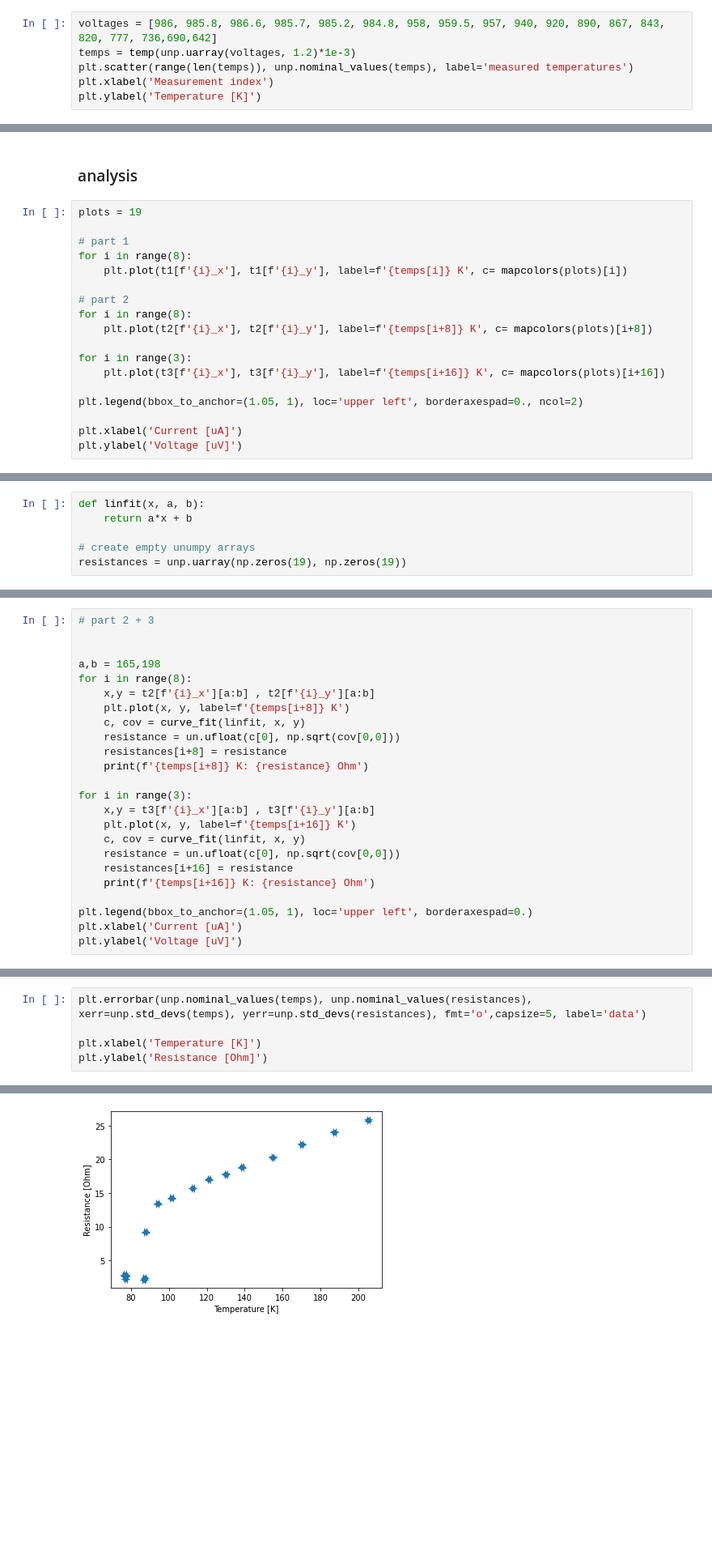
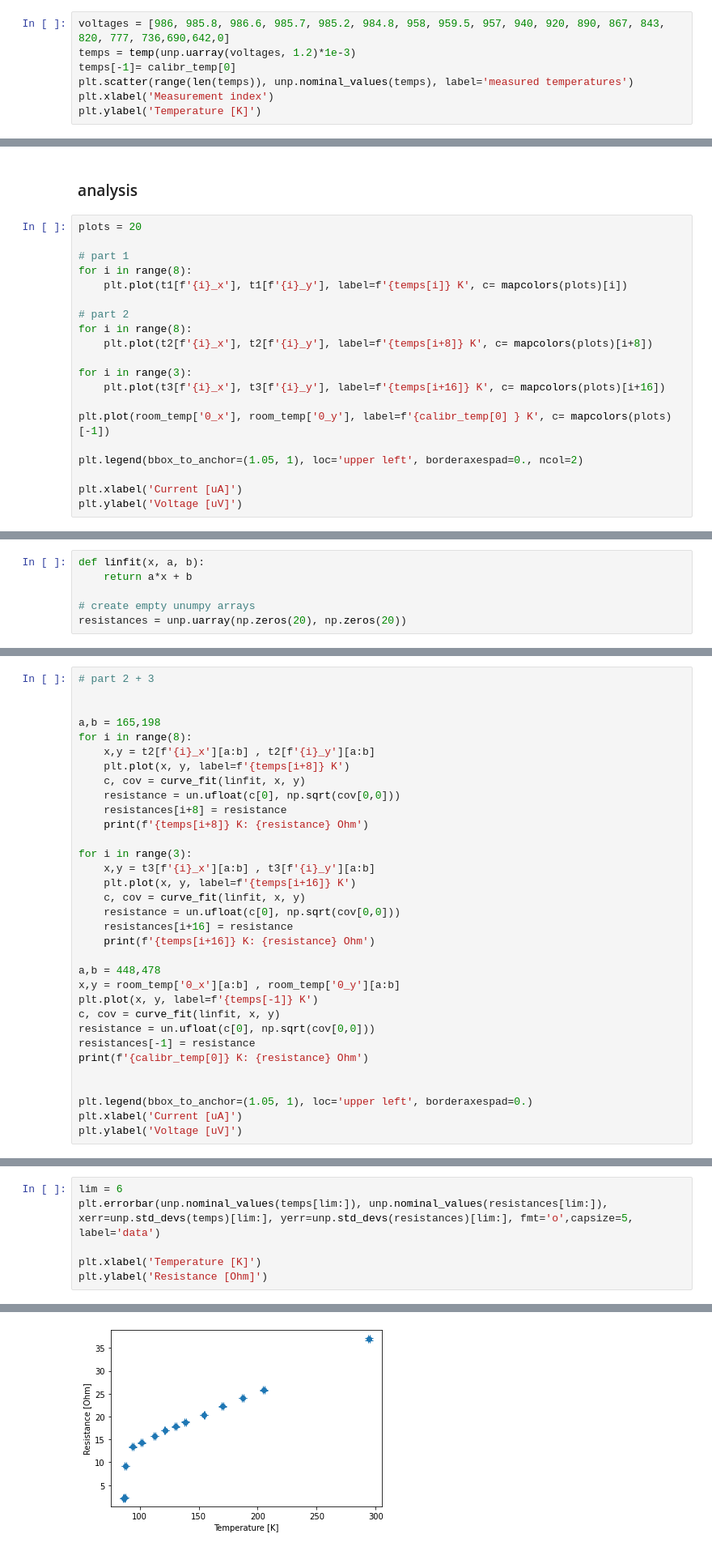
Before and after one commit to emhl/FP1, a Jupyter notebook: SQUID.ipynb, the cells around one changed output, grey strips where cells are left out. Shown at 81% size. Saved outputs shown, nothing was run; the diff lists cells and outputs as text; blank space fills up the shorter version.

```diff
--- a/SQUID.ipynb
+++ b/SQUID.ipynb
@@ -122,8 +149,9 @@ t1
 | 499 | 214.312039 | 268.395321 | 213.292556 | 269.413650 | 213.547427 | 280.360680 | 213.547427 | 286.470651 | 214.057168 | 306.073473 | 213.292556 | ... |
 500 rows × 16 columns
 # %%
-voltages = [986, 985.8, 986.6, 985.7, 985.2, 984.8, 958, 959.5, 957, 940, 920, 890, 867, 843, 820, 777, 736,690,642]
+voltages = [986, 985.8, 986.6, 985.7, 985.2, 984.8, 958, 959.5, 957, 940, 920, 890, 867, 843, 820, 777, 736,690,642,0]
 temps = temp(unp.uarray(voltages, 1.2)*1e-3)
+temps[-1]= calibr_temp[0]
 plt.scatter(range(len(temps)), unp.nominal_values(temps), label='measured temperatures')
 plt.xlabel('Measurement index')
 plt.ylabel('Temperature [K]')
@@ -133,7 +161,7 @@ Text(0, 0.5, 'Temperature [K]')
 # %% [markdown]
 ### analysis
 # %%
-plots = 19
+plots = 20
 
 # part 1
 for i in range(8):
@@ -146,6 +174,8 @@ for i in range(8):
 for i in range(3):
     plt.plot(t3[f'{i}_x'], t3[f'{i}_y'], label=f'{temps[i+16]} K', c= mapcolors(plots)[i+16])
 
+plt.plot(room_temp['0_x'], room_temp['0_y'], label=f'{calibr_temp[0] } K', c= mapcolors(plots)[-1])
+
 plt.legend(bbox_to_anchor=(1.05, 1), loc='upper left', borderaxespad=0., ncol=2)
 
 plt.xlabel('Current [uA]')
@@ -158,7 +188,7 @@ def linfit(x, a, b):
     return a*x + b
 
 # create empty unumpy arrays
-resistances = unp.uarray(np.zeros(19), np.zeros(19))
+resistances = unp.uarray(np.zeros(20), np.zeros(20))
 # %%
 #part 1
 a,b = 10,130
@@ -209,6 +239,15 @@ for i in range(3):
     resistances[i+16] = resistance
     print(f'{temps[i+16]} K: {resistance} Ohm')
 
+a,b = 448,478
+x,y = room_temp['0_x'][a:b] , room_temp['0_y'][a:b]
+plt.plot(x, y, label=f'{temps[-1]} K')
+c, cov = curve_fit(linfit, x, y)
+resistance = un.ufloat(c[0], np.sqrt(cov[0,0]))
+resistances[-1] = resistance
+print(f'{calibr_temp[0]} K: {resistance} Ohm')
+
+
 plt.legend(bbox_to_anchor=(1.05, 1), loc='upper left', borderaxespad=0.)
 plt.xlabel('Current [uA]')
 plt.ylabel('Voltage [uV]')
@@ -240,13 +282,14 @@ plt.legend(bbox_to_anchor=(1.05, 1), loc='upper left', borderaxespad=0.)
 <matplotlib.legend.Legend at 0x...>
 [figure]
 # %%
-plt.errorbar(unp.nominal_values(temps), unp.nominal_values(resistances), xerr=unp.std_devs(temps), yerr=unp.std_devs(resistances), fmt='o',capsize=5, label='data')
+lim = 6
+plt.errorbar(unp.nominal_values(temps[lim:]), unp.nominal_values(resistances[lim:]), xerr=unp.std_devs(temps)[lim:], yerr=unp.std_devs(resistances)[lim:], fmt='o',capsize=5, label='data')
 
 plt.xlabel('Temperature [K]')
 plt.ylabel('Resistance [Ohm]')
 # %% [output]
 Text(0, 0.5, 'Resistance [Ohm]')
-[figure, old version]
+[figure, new version]
 # %% [markdown]
 ## 3 Flux dependency
 # %% [markdown]
```
Also changed, not shown: parts of 6 cells of this notebook.
